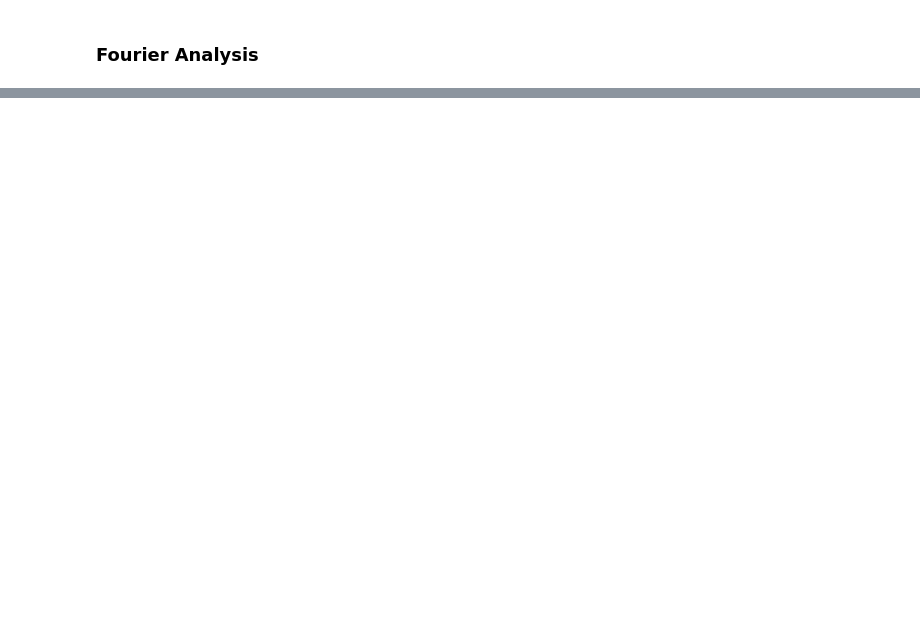
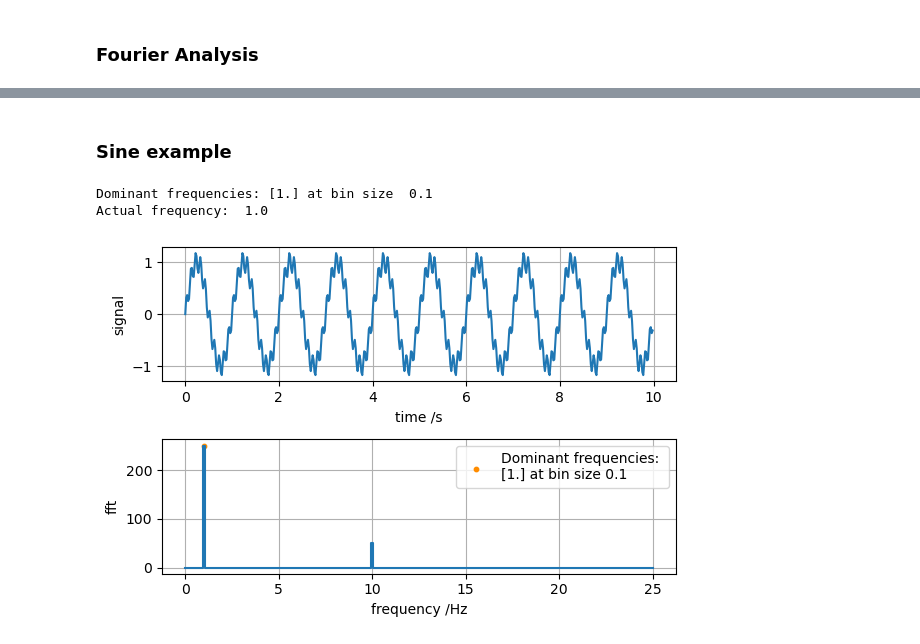
Before and after one commit to SensorsINI/CartPoleSimulation, a Jupyter notebook: Experiment_Recordings/Read_data.ipynb, the cells around one changed output, grey strips where cells are left out. Cells and saved outputs as stored; diff of their text form; code cells hidden in the pictures; blank space fills up the shorter version.

```diff
--- a/Experiment_Recordings/Read_data.ipynb
+++ b/Experiment_Recordings/Read_data.ipynb
@@ -52,0 +160,38 @@ plt.plot(freq, np.abs(fft),'.')
+# %% [markdown]
+### Sine example
+# %%
+from scipy.fft import rfft, rfftfreq
+L = 1
+sampling_length = 10 #s
+sample_spacing = 0.02 #s
+sampling_frequency = 1/sample_spacing #1/s
+N = int(sampling_frequency * sampling_length)
+
+x = np.arange(0, sampling_length, step = sample_spacing)
+sine = np.sin(x*2*np.pi/L) + 0.2 * np.sin(x*2*np.pi/(L/10))
+fft = rfft(sine)
+#freq = np.arange(0, sampling_frequency/2 + 1/sampling_length, 1/sampling_length)
+freq = rfftfreq(N, sample_spacing)
+
+max = np.abs(fft) > 100
+peaks = freq[max]
+print('Dominant frequencies:', peaks, 'at bin size ', 1/sampling_length)
+print('Actual frequency: ', 1/L)
+
+fig, (ax1, ax2) = plt.subplots(2, dpi =100, figsize=(6,4))
+ax1.plot(x, sine)
+ax1.set(ylabel='signal', xlabel='time /s')
+ax1.grid(True)
+
+ax2.step(freq, np.abs(fft), where='mid')
+ax2.scatter(peaks, np.abs(fft[max]), s = 10, label='Dominant frequencies: \n' + str(peaks) + ' at bin size ' + str(freq[1]), color ='darkorange')
+#ax2.set_xticks(peaks)
+#ax2.vlines(peaks, 0,250, color = 'red')
+ax2.set(ylabel='fft', xlabel='frequency /Hz')
+ax2.legend()
+ax2.grid(True)
+fig.tight_layout()
+# %% [output]
+Dominant frequencies: [1.] at bin size  0.1
+Actual frequency:  1.0
+[figure, added]
```
Also changed, not shown: parts of 10 cells of this notebook.
